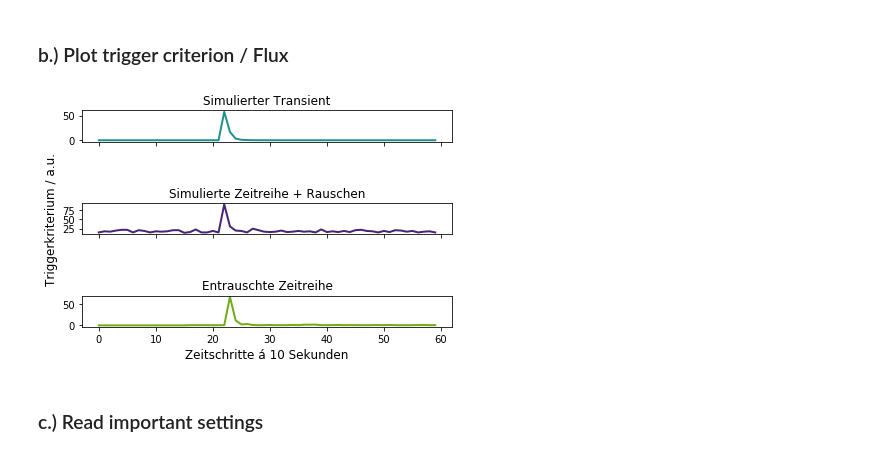
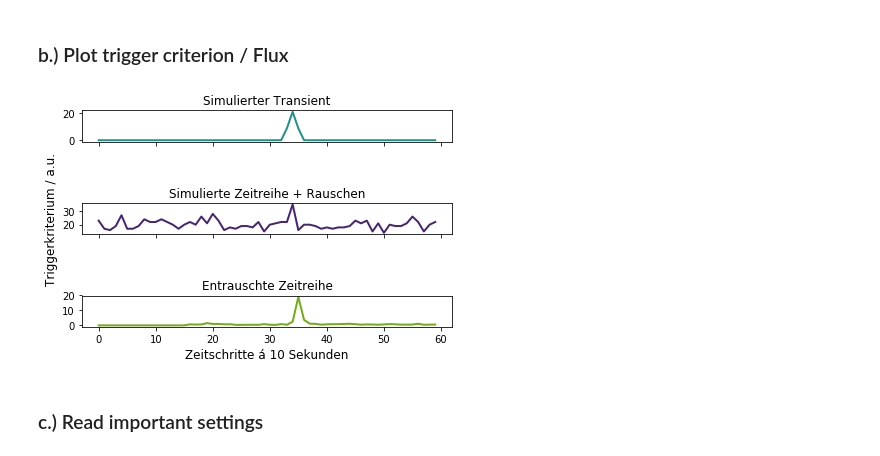
Before and after one commit to JanaMo/Project_Master, a Jupyter notebook: transient_search_plots/Show_results.ipynb, the cells around one changed output. Drawn from its saved outputs; the diff is of its cells as text; code cells hidden in the pictures.

```diff
--- a/transient_search_plots/Show_results.ipynb
+++ b/transient_search_plots/Show_results.ipynb
@@ -58,17 +58,17 @@ Für Tex zur Definition mit RGBA:
 ! Each file with N_transient entries
 # %%
 ## Simulated cube
-cube = Table.read('/home/jana/Schreibtisch/Projekt_Master/cta_transient_search/build/n2_s60_trandom_cube.hdf5', path='data')
+cube = Table.read('/home/jana/Schreibtisch/Projekt_Master/cta_transient_search/build/n80_s60_trandom_cube.hdf5', path='data')
 Cube = cube['cube'].max(axis=2).max(axis=2)
 
 ## Simulated transient (=cube without background)
-trans = Table.read('/home/jana/Schreibtisch/Projekt_Master/cta_transient_search/build/n2_s60_trandom_trans.hdf5', path='data')
+trans = Table.read('/home/jana/Schreibtisch/Projekt_Master/cta_transient_search/build/n80_s60_trandom_trans.hdf5', path='data')
 pos = trans['position']
 ##denoised cube
-den = Table.read('/home/jana/Schreibtisch/Projekt_Master/cta_transient_search/build/n2_s60_trandom_denoised.hdf5', path='data')
+den = Table.read('/home/jana/Schreibtisch/Projekt_Master/cta_transient_search/build/n80_s60_trandom_denoised.hdf5', path='data')
 trans_factor = den['cube_smoothed'].max(axis=2).max(axis=2)
 
 ## Alert Table
-alert = Table.read('/home/jana/Schreibtisch/Projekt_Master/cta_transient_search/build/n2_s60_trandom_thr5_alert.hdf5', path='data')
+alert = Table.read('/home/jana/Schreibtisch/Projekt_Master/cta_transient_search/build/n80_s60_trandom_alert.hdf5', path='data')
 transient =alert[0]
 ts = transient['trigger_index']
@@ -92,20 +76,20 @@ ts = transient['trigger_index']
 ### b.) Plot trigger criterion / Flux
 # %%
 fig, (ax1,ax2,ax3) = plt.subplots(3,1, sharex=True)
-ax2.plot(Cube[2],color=viridis10, lw=2)
+ax2.plot(Cube[20],color=viridis10, lw=2)
 ax2.set_title('Simulierte Zeitreihe + Rauschen')
 
-ax1.plot(trans['timeseries'][2]/150,color=viridis5,lw=2)
+ax1.plot(trans['timeseries'][20]/350,color=viridis5,lw=2)
 ax1.set_title('Simulierter Transient')
 
-ax3.plot(trans_factor[2],color='#73ac14',lw=2)
+ax3.plot(trans_factor[20],color='#73ac14',lw=2)
 ax3.set_title('Entrauschte Zeitreihe')
 
 ax3.set_xlabel('Zeitschritte á 10 Sekunden',size='large')
 ax2.set_ylabel('Triggerkriterium / a.u.',size='large')
 
 fig.tight_layout()
-plt.savefig('Results_jpeg/Signal.jpeg',bbox_inches='tight')
-#plt.savefig('Results_pdf/Signal_negative.pdf',bbox_inches='tight')
+#plt.savefig('Results_jpeg/Signal.jpeg',bbox_inches='tight')
+plt.savefig('Results_pdf/Signal.pdf',bbox_inches='tight')
 # %% [output]
-[figure, old version]
+[figure, new version]
```
Also changed, not shown: parts of 4 cells of this notebook.
